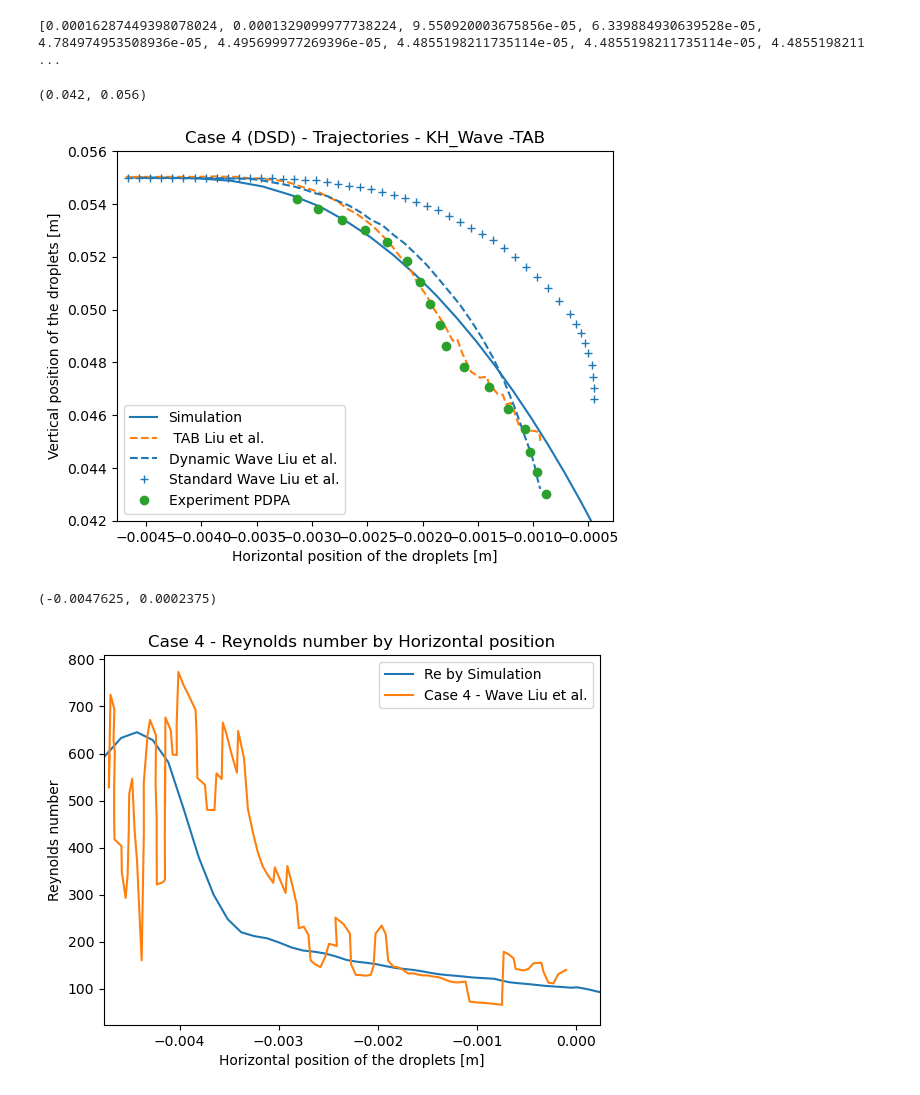
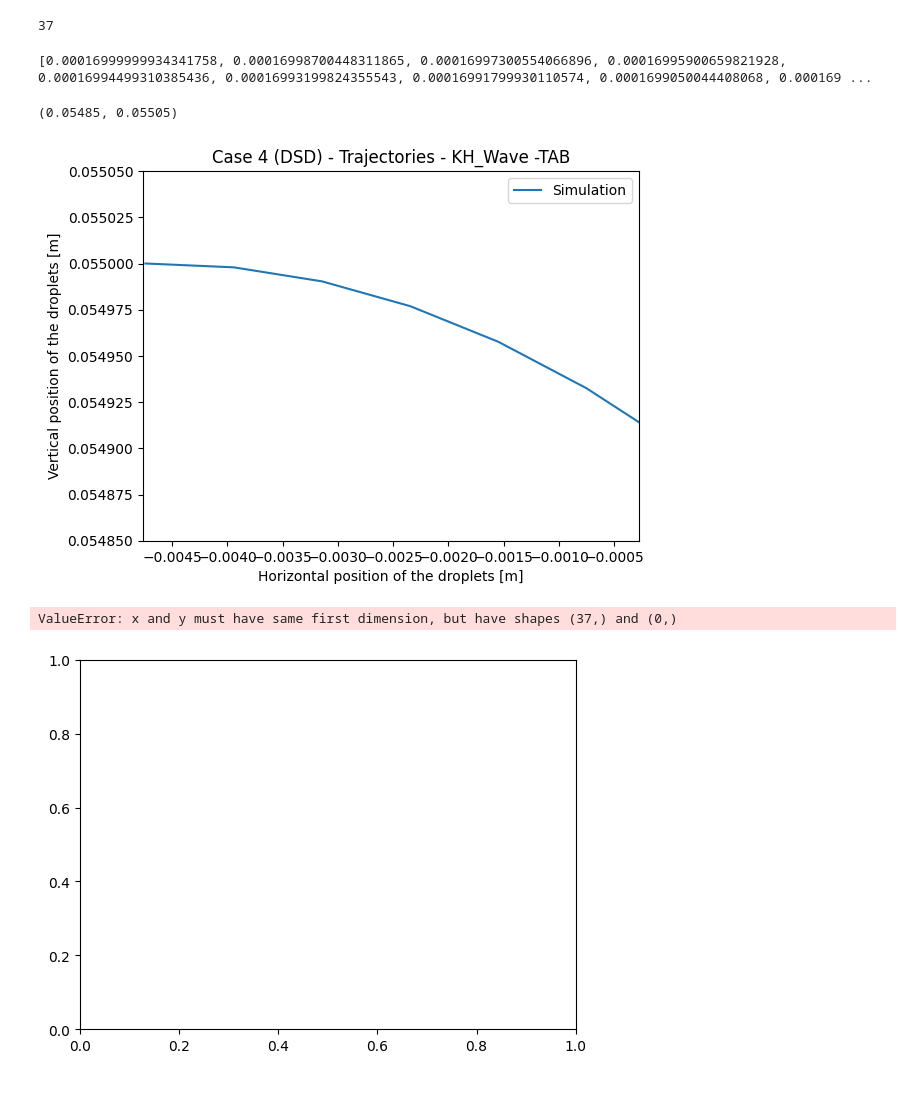
Before and after one commit to hamedeo/gasAtomizer, a Jupyter notebook: run/secondary_breakup/secondaryBreakupBenz/baseCase/postProcessing.ipynb, the cells around one changed output. Saved outputs shown, nothing was run; the diff lists cells and outputs as text; code cells hidden in the pictures.

Commit message:
Modified solidifyingSpray.* to handle solidification | Some minor changes and fixed bugs

```diff
--- a/run/secondary_breakup/secondaryBreakupBenz/baseCase/postProcessing.ipynb
+++ b/run/secondary_breakup/secondaryBreakupBenz/baseCase/postProcessing.ipynb
@@ -41,13 +41,13 @@ Wave_st_Traject_Case4= pd.read_csv("../BenzResults/Case_Liu/Trajectories/Case4_W
 Wave_Traject_Case4= pd.read_csv("../BenzResults/Case_Liu/Trajectories/Case4_Wave_Dynamic.csv", header=None) # Trajectory_Wave_Case4.csv
 Traject_Exp_Case4= pd.read_csv("../BenzResults/Case_Liu/Trajectories/Case4_Experiment.csv", header=None) # Trajectory_Experiment_Case4.csv
 # %%
-fdir = "./VTK/lagrangian/sprayCloud"
-#check if directory exists
+fdir = "./VTK/lagrangian/solidifyingSprayCloud"
+#check if directory e
 if not os.path.exists(fdir):
     print('Error: Path does not exist:', fdir)
     sys.exit()
 # %%
-nd = 1
+# nd = 1
 # create reader
 reader = vtk.vtkXMLPolyDataReader()
 # -------------------------------------------------------------------
@@ -63,11 +63,11 @@ for fname in sorted(glob.glob(os.path.join(fdir, '*.vtp'))):
 
     data = (reader.GetOutput())
     point_data.append(data.GetPointData())
-    point_d.append(vtk_to_numpy((data.GetPointData()).GetArray('d'))[nd-1:nd])
-    point_d0.append(vtk_to_numpy((data.GetPointData()).GetArray('d0'))[nd-1:nd])
-    sigma.append(vtk_to_numpy((data.GetPointData()).GetArray('sigma'))[nd-1:nd])
-    dyn_viscosity.append(vtk_to_numpy((data.GetPointData()).GetArray('mu'))[nd-1:nd])
-    density.append(vtk_to_numpy((data.GetPointData()).GetArray('rho'))[nd-1:nd])
-    Reynolds.append(vtk_to_numpy((data.GetPointData()).GetArray('Re'))[nd-1:nd])
-    points.append((vtk_to_numpy(data.GetPoints().GetData()))[nd-1:nd])
+    point_d.append(vtk_to_numpy((data.GetPointData()).GetArray('d')))
+    point_d0.append(vtk_to_numpy((data.GetPointData()).GetArray('d0')))
+    # sigma.append(vtk_to_numpy((data.GetPointData()).GetArray('sigma')))
+    # dyn_viscosity.append(vtk_to_numpy((data.GetPointData()).GetArray('mu')))
+    # density.append(vtk_to_numpy((data.GetPointData()).GetArray('rho')))
+    # Reynolds.append(vtk_to_numpy((data.GetPointData()).GetArray('Re')))
+    points.append((vtk_to_numpy(data.GetPoints().GetData())))
 # %% [output]
@@ -95,3 +95,8 @@ print(point_d)
+# %%
+d0 =[];
+for i in range(0, len(points)):
+    d0.append(np.array(point_d0[i]))
+d0=np.concatenate(d0,axis=0)
 # %%
 px=[]
 py=[]
@@ -113,6 +118,13 @@ pz_total = np.concatenate( pz, axis=0 )
 
 c = np.column_stack((py_total, pz_total, diameter_total))
 c_sorted = c[np.argsort(c[:, 0])]
+# %%
+d2 = pow(c_sorted[:,2],2)
+splitedSize = round(len(c_sorted[:,2])/60)
+
+print(len(c_sorted[:,2]))
+# %% [output]
+37
 # %%
 # Computing the Sauter mean diameter for a specific amount of segments
 d3 = pow(c_sorted[:,2],3)
@@ -120,7 +132,7 @@ sigma_d3 = sum(d3)
 d2 = pow(c_sorted[:,2],2)
 sigma_d2 = sum(d2)
 
-splitedSize = round(len(c_sorted[:,2])/60)
+splitedSize = round(len(c_sorted[:,2])/37)
 d3_split = [d3[x:x+splitedSize] for x in range(0, len(d3), splitedSize)]
 d2_split = [d2[x:x+splitedSize] for x in range(0, len(d2), splitedSize)]
 d_avgsplit = [c_sorted[:,2][x:x+splitedSize] for x in range(0, len(c_sorted[:,2]), splitedSize)]
@@ -137,28 +149,29 @@ for i in range(0, len(c_shortx)):
 # %%
 print(d_avg)
 # %% [output]
-[0.00016287449398078024, 0.0001329099977738224, 9.550920003675856e-05, 6.339884930639528e-05, 4.784974953508936e-05, 4.495699977269396e-05, 4.4855198211735114e-05, 4.4855198211735114e-05, 4.4855198211 ...
+[0.00016999999934341758, 0.00016998700448311865, 0.00016997300554066896, 0.00016995900659821928, 0.00016994499310385436, 0.00016993199824355543, 0.00016991799930110574, 0.0001699050044408068, 0.000169 ...
 # %%
 ######################################
 #####*********Tarjectory*********#####
 ######################################
 
 #plt.plot(c_sorted[:,0],c_sorted[:,1], label='Simulation')
 plt.plot(c_avgx,c_avgy, label='Simulation')
-plt.plot(TAB_amp00_Traject_Case4.iloc[:,0], TAB_amp00_Traject_Case4.iloc[:,1], '--',label=' TAB Liu et al.')
-plt.plot(Wave_Traject_Case4.iloc[:,0], Wave_Traject_Case4.iloc[:,1], '--',color='C0',label='Dynamic Wave Liu et al.')
-plt.plot(Wave_st_Traject_Case4.iloc[:,0], Wave_st_Traject_Case4.iloc[:,1], '+',color='C0',label='Standard Wave Liu et al.')
-plt.plot(Traject_Exp_Case4.iloc[:,0], Traject_Exp_Case4.iloc[:,1], 'o',label='Experiment PDPA')
+#plt.plot(TAB_amp00_Traject_Case4.iloc[:,0], TAB_amp00_Traject_Case4.iloc[:,1], '--',label=' TAB Liu et al.')
+#plt.plot(Wave_Traject_Case4.iloc[:,0], Wave_Traject_Case4.iloc[:,1], '--',color='C0',label='Dynamic Wave Liu et al.')
+plt
+#.plot(Wave_st_Traject_Case4.iloc[:,0], Wave_st_Traject_Case4.iloc[:,1], '+',color='C0',label='Standard Wave Liu et al.')
+#plt.plot(Traject_Exp_Case4.iloc[:,0], Traject_Exp_Case4.iloc[:,1], 'o',label='Experiment PDPA')
 plt.legend()
 plt.title('Case 4 (DSD) - Trajectories - KH_Wave -TAB')
 plt.xlabel('Horizontal position of the droplets [m]')
 plt.ylabel('Vertical position of the droplets [m]')
 # plt.xlim(-0.0047625, 0.00002375)
 plt.xlim(-0.0047625, -0.00027625)
-plt.ylim(0.042,0.056)
+plt.ylim(0.05485,0.05505)
 # %% [output]
-(0.042, 0.056)
+(0.05485, 0.05505)
-[figure, old version]
+[figure, new version]
 # %%
 ######################################
 #####*********Re  Case4**********#####
@@ -173,8 +186,8 @@ plt.xlabel('Horizontal position of the droplets [m]')
 plt.ylabel('Reynolds number')
 plt.xlim(-0.0047625,0.0002375)
 # %% [output]
-(-0.0047625, 0.0002375)
+ValueError: x and y must have same first dimension, but have shapes (37,) and (0,)
-[figure, old version]
+[figure, new version]
 # %%
 ######################################
 #####*********Re  Case4**********#####
```
Also changed, not shown: parts of 3 cells of this notebook, 33 other files.
